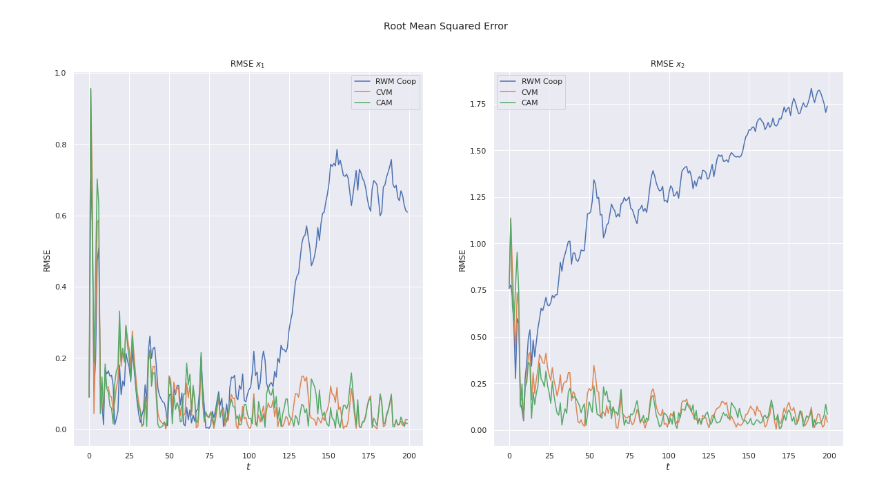
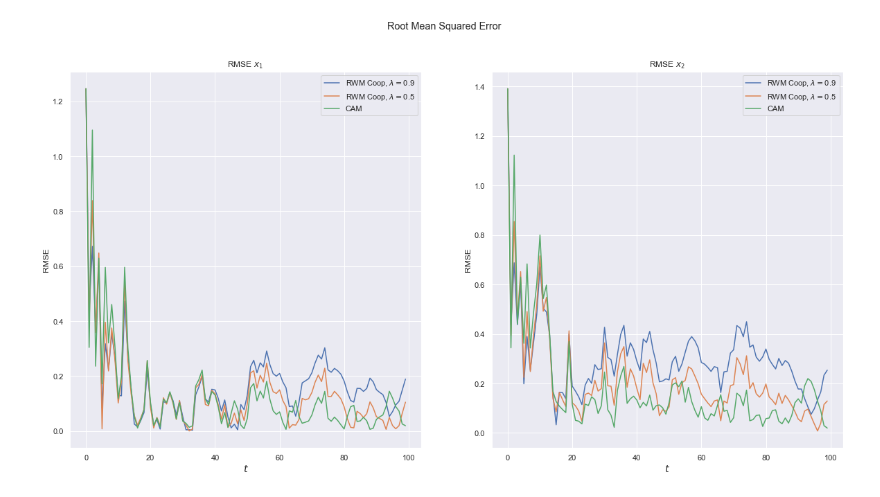
Before and after one commit to maiquang/maithanh-thesis-src, a Jupyter notebook: maithanh_kf3.ipynb, the cells around one changed output. Cells and saved outputs as stored; diff of their text form; code cells hidden in the pictures.

```diff
--- a/maithanh_kf3.ipynb
+++ b/maithanh_kf3.ipynb
@@ -14,10 +14,12 @@ sns.set()
 %load_ext autoreload
 %autoreload 2
 # %%
-ndat = 200
-q = 1e-3  # Process noise intensity
-r = 1  # Observation noise std
-c_rwm = 10  # RWM Process Noise Multiplicative constant
+ndat = 100
+q = 9.5e-5  # Process noise intensity
+r = 1.3  # Observation noise std
+c_rwm = 17  # RWM Process Noise Multiplicative constant
+expf_hi = 0.5
+expf_lo = 0.9
 init_state = np.zeros(6)
 
 # Trajectory simulator initialization
@@ -61,34 +63,41 @@ cvm = CVModel(q, r)
 # Estimator initialization
 kf_rwm = KalmanFilter(rwm)
 kf_rwm_coop = KalmanFilter(rwm)
+kf_rwm_coop2 = KalmanFilter(rwm)
 kf_cvm = KalmanFilter(cvm)
 kf_cam = KalmanFilter(cam)
 
 kf_rwm_coop.add_nbhs(kf_cvm, kf_cam)
+kf_rwm_coop2.add_nbhs(kf_cvm, kf_cam)
 kf_cvm.add_nbhs(kf_rwm_coop, kf_cam)
 kf_cam.add_nbhs(kf_rwm_coop, kf_cvm)
 # %%
 for yt in traj.observations:
-    kf_rwm.predict()
-    kf_rwm_coop.predict()
+    kf_rwm.predict(lambda_expf=expf_lo)
+    kf_rwm_coop.predict(lambda_expf=expf_lo)
+    kf_rwm_coop2.predict(lambda_expf=expf_hi)
     kf_cvm.predict()
     kf_cam.predict()
 
     kf_rwm.update(yt, log=True)
     kf_rwm_coop.update(yt)
+    kf_rwm_coop2.update(yt)
     kf_cvm.update(yt)
     kf_cam.update(yt, log=True)
 
     kf_rwm_coop.get_nbh_estimates()
+    kf_rwm_coop2.get_nbh_estimates()
     kf_cvm.get_nbh_estimates()
 #     kf_cam.get_nbh_estimates()
 
     kf_rwm_coop.cov_intersect(log=True)
+    kf_rwm_coop2.cov_intersect(log=True)
     kf_cvm.cov_intersect(log=True)
 #     kf_cam.cov_intersect()
 
 hist_rwm = kf_rwm.history
 hist_rwm_coop = kf_rwm_coop.history
+hist_rwm_coop2 = kf_rwm_coop2.history
 hist_cvm = kf_cvm.history
 hist_cam = kf_cam.history
 # %%
@@ -130,32 +146,35 @@ plt.show()
 # RMSE calculation
 rmse_rwm = rmse(traj.X[:, :2], hist_rwm[:, :2], ndat)
 rmse_rwm_coop = rmse(traj.X[:, :2], hist_rwm_coop[:, :2], ndat)
+rmse_rwm_coop2 = rmse(traj.X[:, :2], hist_rwm_coop2[:, :2], ndat)
 rmse_cvm = rmse(traj.X[:, :2], hist_cvm[:, :2], ndat)
 rmse_cam = rmse(traj.X[:, :2], hist_cam[:, :2], ndat)
 # %%
 plt.figure(figsize=(20, 10))
 plt.suptitle("Root Mean Squared Error")
 
 plt.subplot(1, 2, 1)
 plt.title("RMSE $x_1$ ")
 # plt.plot(rmse_rwm[:, 0], label="RWM")
-plt.plot(rmse_rwm_coop[:, 0], label="RWM Coop")
-plt.plot(rmse_cvm[:, 0], label="CVM")
+plt.plot(rmse_rwm_coop[:, 0], label=f"RWM Coop, $\lambda=${expf_lo}")
+plt.plot(rmse_rwm_coop2[:, 0], label=f"RWM Coop, $\lambda=${expf_hi}")
+# plt.plot(rmse_cvm[:, 0], label="CVM")
 plt.plot(rmse_cam[:, 0], label="CAM")
 plt.xlabel("$t$", fontsize="large")
 plt.ylabel("RMSE")
 plt.legend()
 
 plt.subplot(1, 2, 2)
 plt.title("RMSE $x_2$ ")
 # plt.plot(rmse_rwm[:, 1], label="RWM")
-plt.plot(rmse_rwm_coop[:, 1], label="RWM Coop")
-plt.plot(rmse_cvm[:, 1], label="CVM")
+plt.plot(rmse_rwm_coop[:, 1], label=f"RWM Coop, $\lambda=${expf_lo}")
+plt.plot(rmse_rwm_coop2[:, 1], label=f"RWM Coop, $\lambda=${expf_hi}")
+# plt.plot(rmse_cvm[:, 1], label="CVM")
 plt.plot(rmse_cam[:, 1], label="CAM")
 plt.xlabel("$t$", fontsize="large")
 plt.ylabel("RMSE")
 plt.legend()
 
 plt.show()
 # %% [output]
-[figure, old version]
+[figure, new version]
```
Also changed, not shown: parts of 4 cells of this notebook, 1 other file.
